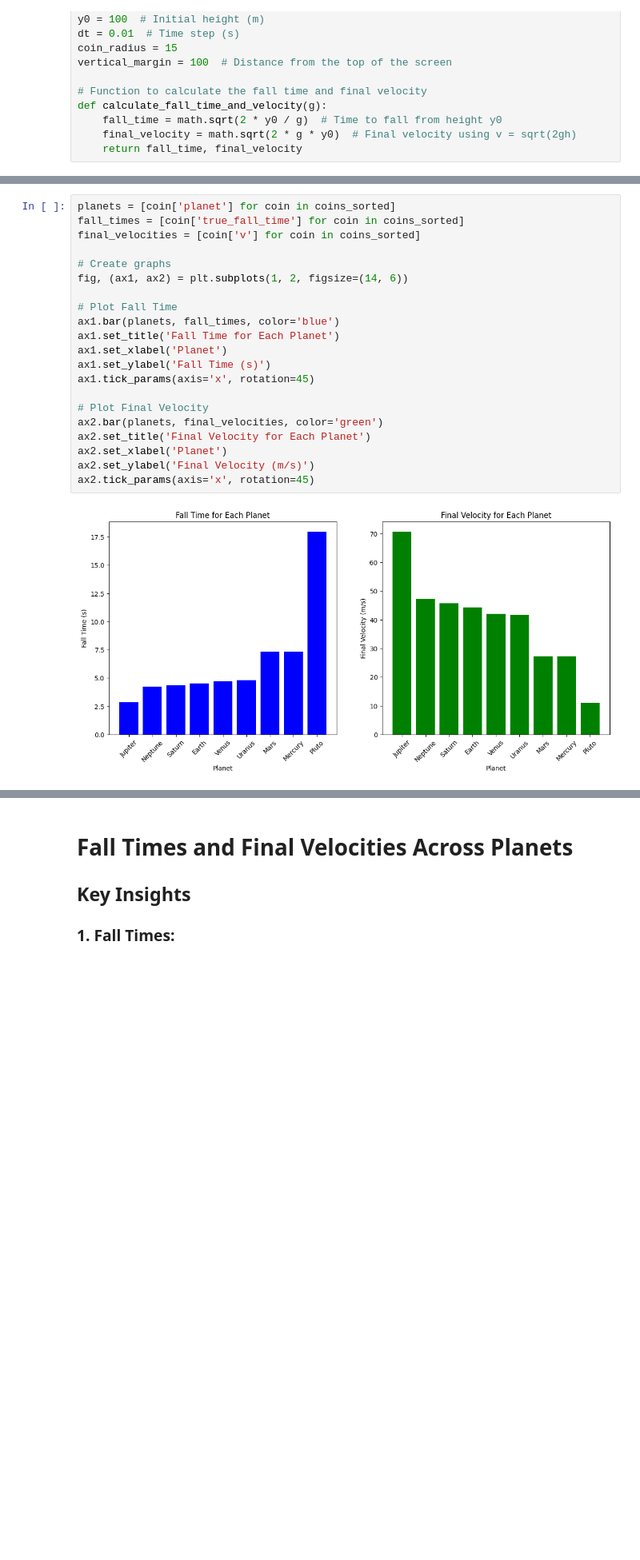
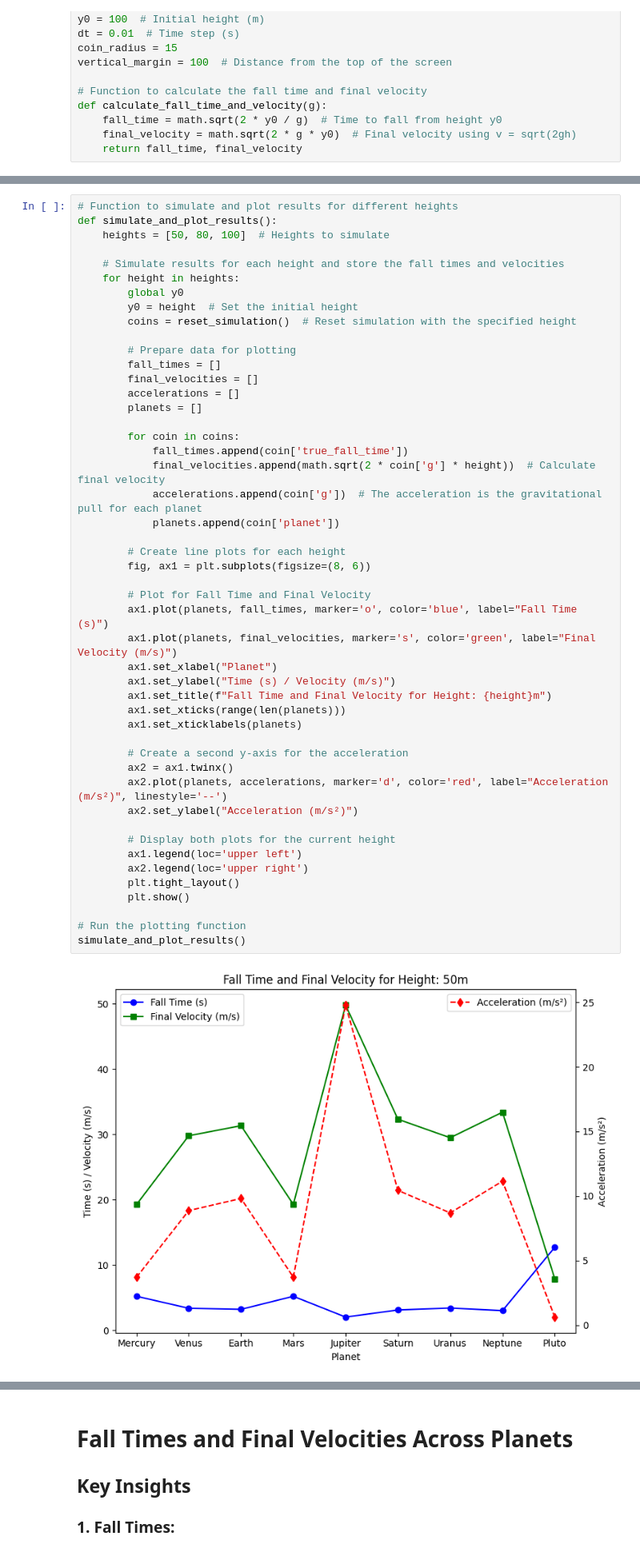
Before and after one commit to Leyaaaan1/FreeFallSimulations, a Jupyter notebook: free-fall.ipynb, the cells around one changed output, grey strips where cells are left out. Shown at 80% size. Saved outputs shown, nothing was run; the diff lists cells and outputs as text; blank space fills up the shorter version.

Commit message:
add height 50, 80, 100

```diff
--- a/free-fall.ipynb
+++ b/free-fall.ipynb
@@ -209,23 +246,50 @@ Pluto       0           0.62        17.97       11.1
 # %%
-planets = [coin['planet'] for coin in coins_sorted]
-fall_times = [coin['true_fall_time'] for coin in coins_sorted]
-final_velocities = [coin['v'] for coin in coins_sorted]
+# Function to simulate and plot results for different heights
+def simulate_and_plot_results():
+    heights = [50, 80, 100]  # Heights to simulate
 
-# Create graphs
-fig, (ax1, ax2) = plt.subplots(1, 2, figsize=(14, 6))
+    # Simulate results for each height and store the fall times and velocities
+    for height in heights:
+        global y0
+        y0 = height  # Set the initial height
+        coins = reset_simulation()  # Reset simulation with the specified height
 
-# Plot Fall Time
-ax1.bar(planets, fall_times, color='blue')
-ax1.set_title('Fall Time for Each Planet')
-ax1.set_xlabel('Planet')
-ax1.set_ylabel('Fall Time (s)')
-ax1.tick_params(axis='x', rotation=45)
+        # Prepare data for plotting
+        fall_times = []
+        final_velocities = []
+        accelerations = []
+        planets = []
 
-# Plot Final Velocity
-ax2.bar(planets, final_velocities, color='green')
-ax2.set_title('Final Velocity for Each Planet')
-ax2.set_xlabel('Planet')
-ax2.set_ylabel('Final Velocity (m/s)')
-ax2.tick_params(axis='x', rotation=45)
+        for coin in coins:
+            fall_times.append(coin['true_fall_time'])
+            final_velocities.append(math.sqrt(2 * coin['g'] * height))  # Calculate final velocity
+            accelerations.append(coin['g'])  # The acceleration is the gravitational pull for each planet
+            planets.append(coin['planet'])
+
+        # Create line plots for each height
+        fig, ax1 = plt.subplots(figsize=(8, 6))
+
+        # Plot for Fall Time and Final Velocity
+        ax1.plot(planets, fall_times, marker='o', color='blue', label="Fall Time (s)")
+        ax1.plot(planets, final_velocities, marker='s', color='green', label="Final Velocity (m/s)")
+        ax1.set_xlabel("Planet")
+        ax1.set_ylabel("Time (s) / Velocity (m/s)")
+        ax1.set_title(f"Fall Time and Final Velocity for Height: {height}m")
+        ax1.set_xticks(range(len(planets)))
+        ax1.set_xticklabels(planets)
+
+        # Create a second y-axis for the acceleration
+        ax2 = ax1.twinx()
+        ax2.plot(planets, accelerations, marker='d', color='red', label="Acceleration (m/s²)", linestyle='--')
+        ax2.set_ylabel("Acceleration (m/s²)")
+
+        # Display both plots for the current height
+        ax1.legend(loc='upper left')
+        ax2.legend(loc='upper right')
+        plt.tight_layout()
+        plt.show()
+
+# Run the plotting function
+simulate_and_plot_results()
 # %% [output]
-[figure, old version]
+[figure, new version]
```
Also changed, not shown: parts of 2 cells of this notebook.
